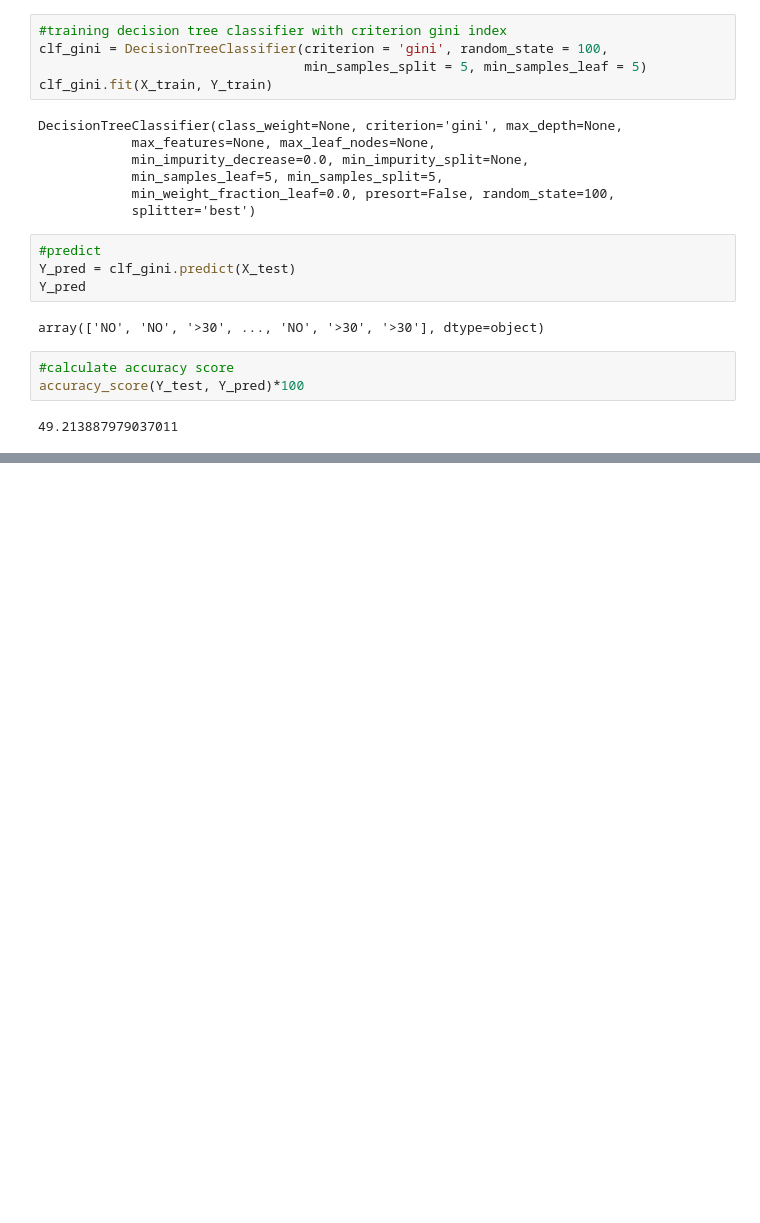
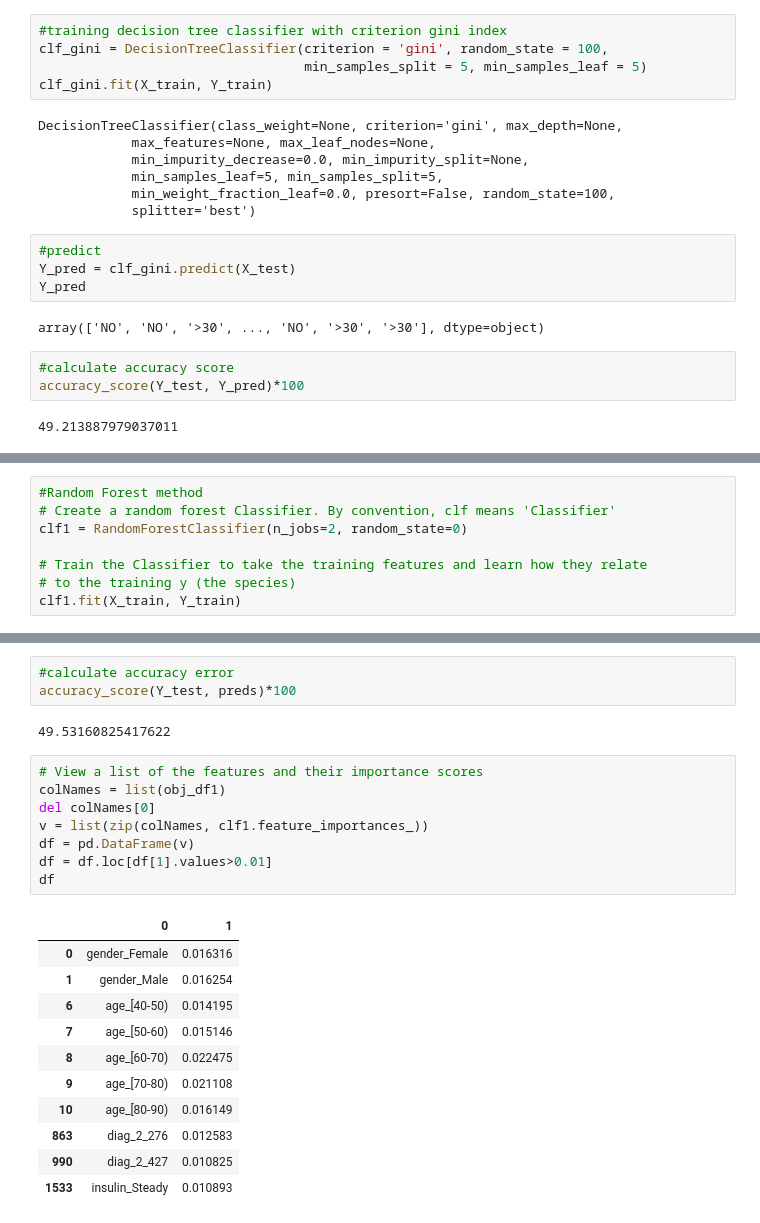
Before and after one commit to hvu815/Data-Analysis, a Jupyter notebook: analysis_notebooks/Diabetes_notebook_Huong.ipynb, the cells around one changed output, grey strips where cells are left out. Cells and saved outputs as stored; diff of their text form; blank space fills up the shorter version.

```diff
--- a/analysis_notebooks/Diabetes_notebook_Huong.ipynb
+++ b/analysis_notebooks/Diabetes_notebook_Huong.ipynb
@@ -385,0 +372,8 @@ accuracy_score(Y_test, Y_pred)*100
+# %%
+#Random Forest method
+# Create a random forest Classifier. By convention, clf means 'Classifier'
+clf1 = RandomForestClassifier(n_jobs=2, random_state=0)
+
+# Train the Classifier to take the training features and learn how they relate
+# to the training y (the species)
+clf1.fit(X_train, Y_train)
@@ -385,0 +413,25 @@ accuracy_score(Y_test, Y_pred)*100
+# %%
+#calculate accuracy error
+accuracy_score(Y_test, preds)*100
+# %% [output]
+49.53160825417622
+# %%
+# View a list of the features and their importance scores
+colNames = list(obj_df1)
+del colNames[0]
+v = list(zip(colNames, clf1.feature_importances_))
+df = pd.DataFrame(v)
+df = df.loc[df[1].values>0.01]
+df
+# %% [output]
+|  | 0 | 1 |
+| 0 | gender_Female | 0.016316 |
+| 1 | gender_Male | 0.016254 |
+| 6 | age_[40-50) | 0.014195 |
+| 7 | age_[50-60) | 0.015146 |
+| 8 | age_[60-70) | 0.022475 |
+| 9 | age_[70-80) | 0.021108 |
+| 10 | age_[80-90) | 0.016149 |
+| 863 | diag_2_276 | 0.012583 |
+| 990 | diag_2_427 | 0.010825 |
+| 1533 | insulin_Steady | 0.010893 |
```
Also changed, not shown: parts of 21 cells of this notebook.
